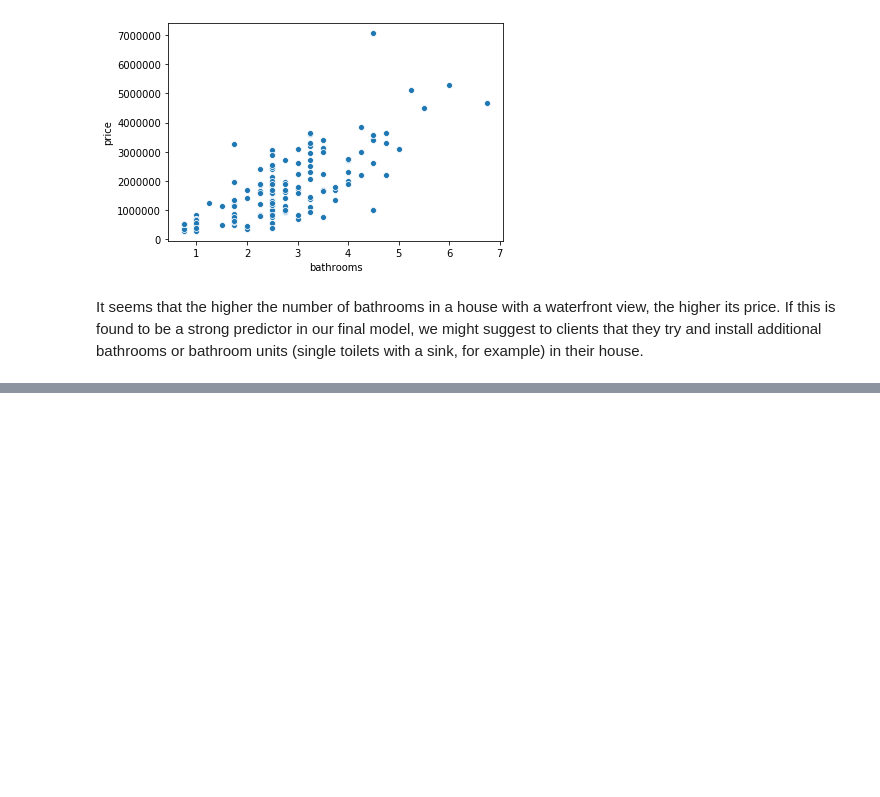
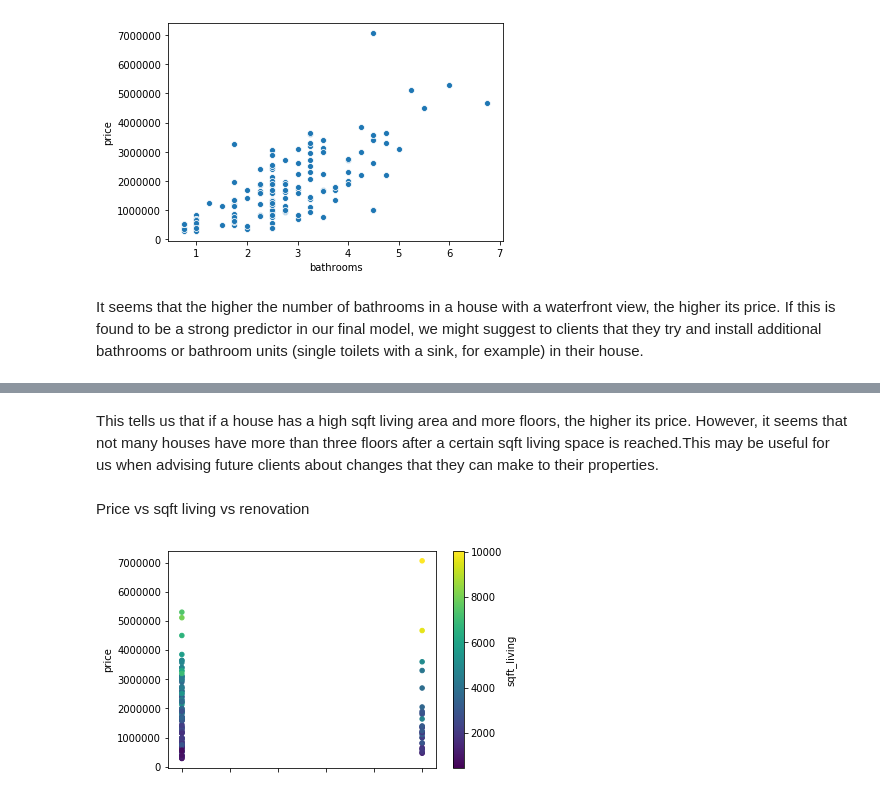
Before and after one commit to HeleneBu/Project_1, a Jupyter notebook: Data cleaning and question 1.ipynb, the cells around one changed output, grey strips where cells are left out. Saved outputs shown, nothing was run; the diff lists cells and outputs as text; code cells hidden in the pictures; blank space fills up the shorter version.

```diff
--- a/Data cleaning and question 1.ipynb
+++ b/Data cleaning and question 1.ipynb
@@ -351,0 +412,11 @@ It seems that the higher the number of bathrooms in a house with a waterfront vi
+# %% [markdown]
+This tells us that if a house has a high sqft living area and more floors, the higher its price. However, it seems that not many houses have more than three floors after a certain sqft living space is reached.This may be useful for us when advising future clients about changes that they can make to their properties.
+# %% [markdown]
+Price vs sqft living vs renovation
+# %%
+ax2 = df_waterfront_only.plot.scatter(x='renovation_value',
+                       y='price',
+                      c='sqft_living',
+                      colormap='viridis')
+# %% [output]
+[figure, added]
```
Also changed, not shown: parts of 16 cells of this notebook, 1 other file.
